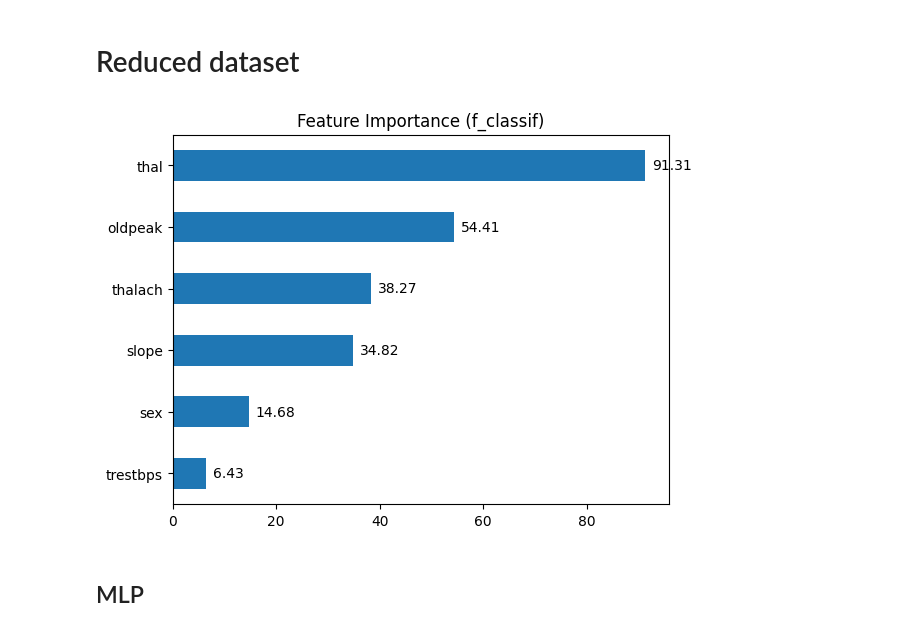
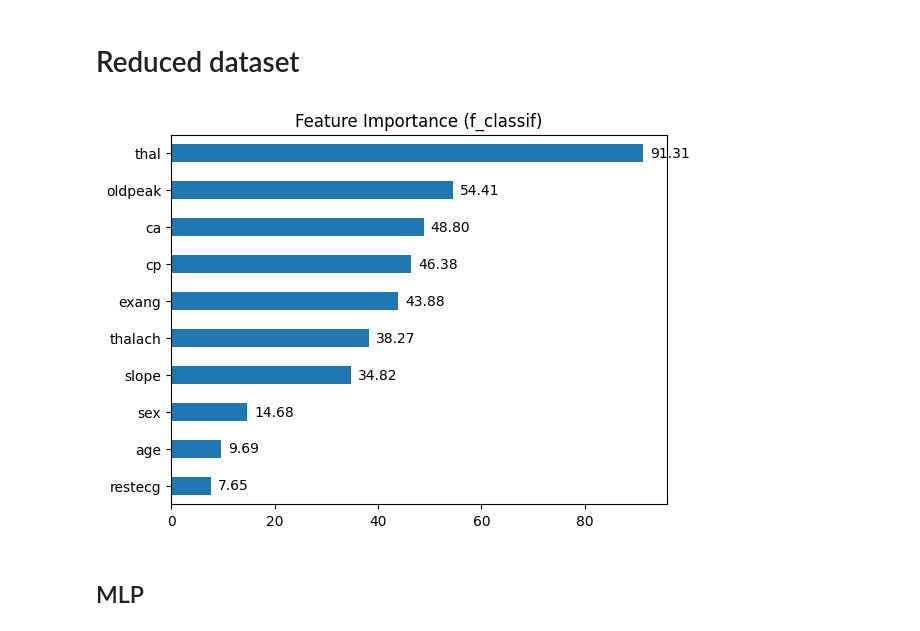
Before and after one commit to PogchampMuffin3/heart-disease-classification, a Jupyter notebook: heart_disease_classification.ipynb, the cells around one changed output. Cells and saved outputs as stored; diff of their text form; code cells hidden in the pictures.

Commit message:
fix: change drop columns, minor fixes

```diff
--- a/heart_disease_classification.ipynb
+++ b/heart_disease_classification.ipynb
@@ -524,25 +535,25 @@ for name, r in {'accuracy': results_a, 'recall': results_r, 'precision': results
 # %% [markdown]
 # Reduced dataset
 # %%
-X = df.drop(['target', 'cp', 'restecg', 'chol', 'age', 'exang', 'ca', 'fbs'], axis=1)
+X = df.drop(['target', 'chol', 'trestbps', 'fbs'], axis=1)
 y = df['target']
 
 X_train, X_test, y_train, y_test = train_test_split(X, y, test_size=TEST_SIZE, random_state=RANDOM_STATE, stratify=y)
 
 scaler = StandardScaler()
 X_train = scaler.fit_transform(X_train)
 X_test = scaler.transform(X_test)
 
 selector = SelectKBest(f_classif, k='all')
 selector.fit(X_train, y_train)
 
 scores = pd.Series(selector.scores_, index=X.columns)
 ax = scores.sort_values().plot(kind='barh')
 ax.bar_label(ax.containers[0], fmt='%.2f', padding=5)
 plt.title('Feature Importance (f_classif)')
 plt.show()
 # %% [output]
-[figure, old version]
+[figure, new version]
 # %% [markdown]
 ## MLP
 # %% [markdown]
```
Also changed, not shown: parts of 21 cells of this notebook.
